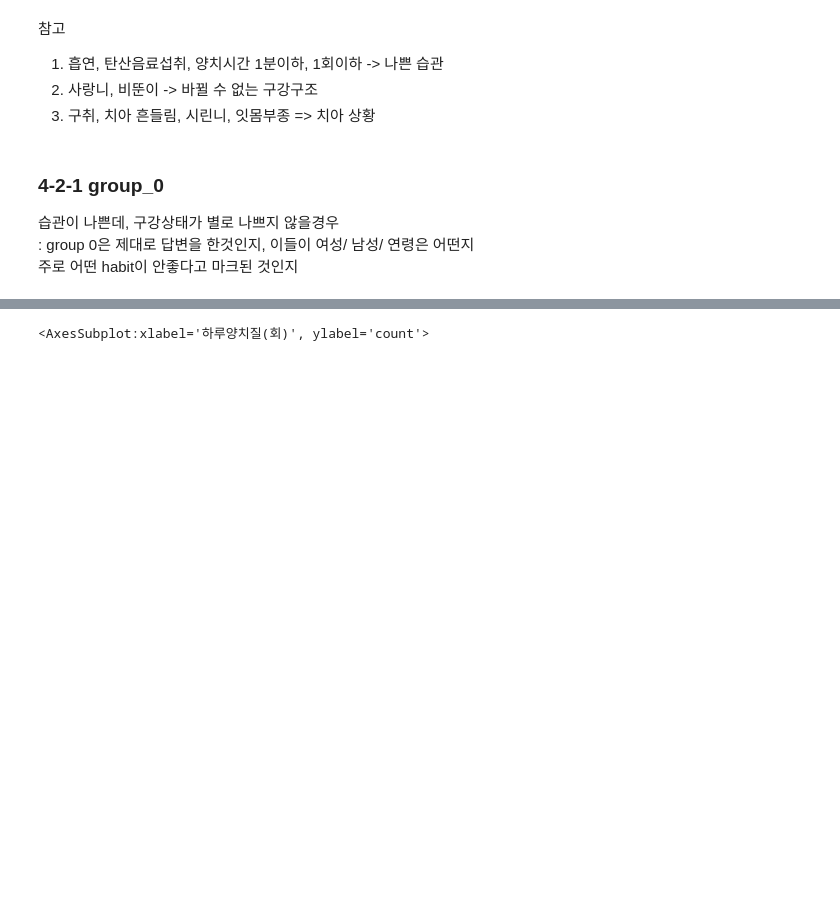
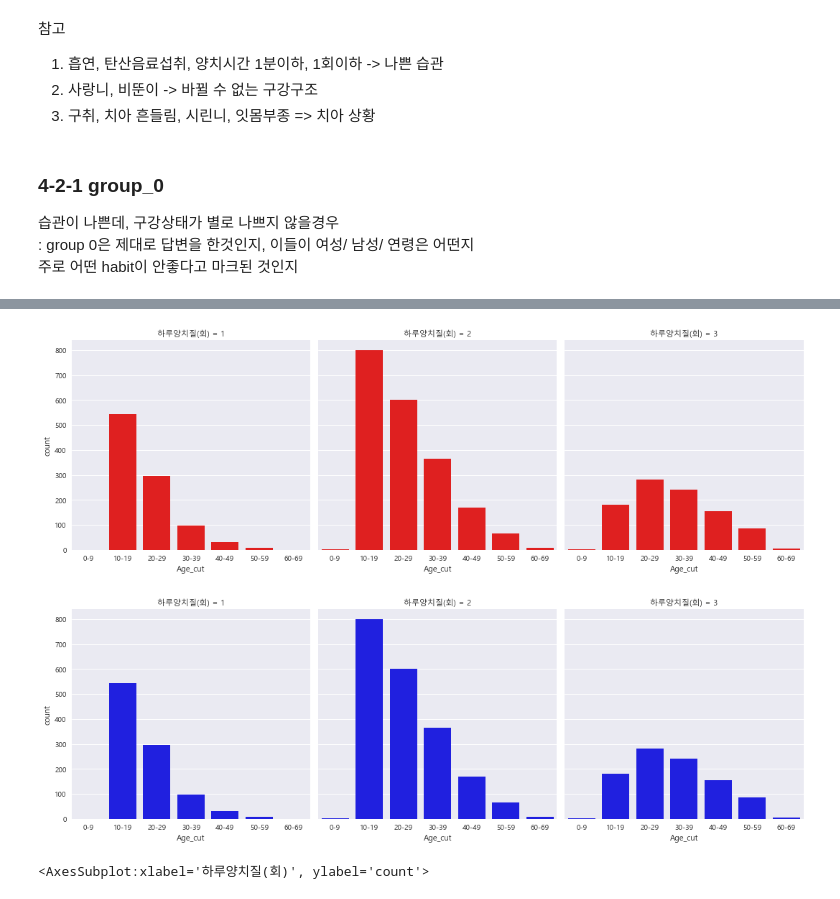
Before and after one commit to K-Final-Project/MZ-trend, a Jupyter notebook: KMEANS2.ipynb, the cells around one changed output, grey strips where cells are left out. Cells and saved outputs as stored; diff of their text form; code cells hidden in the pictures; blank space fills up the shorter version.

```diff
--- a/KMEANS2.ipynb
+++ b/KMEANS2.ipynb
@@ -358,3 +404,9 @@ df2['group'] = data2['labels']
+# %%
+s1 = sns.catplot(data=df2, kind='count', col='하루양치질(회)', x='Age_cut', ci=False,  color = 'red')
+s2 = sns.catplot(data=df2, kind='count', col='하루양치질(회)', x='Age_cut', ci=False, color = 'blue')
+# %% [output]
+[figure, added]
+[figure, added]
 # %%
 # group_1의 특성 파악
 pd.set_option('display.max_columns', 35)
```
Also changed, not shown: parts of 18 cells of this notebook, 5 other files.
